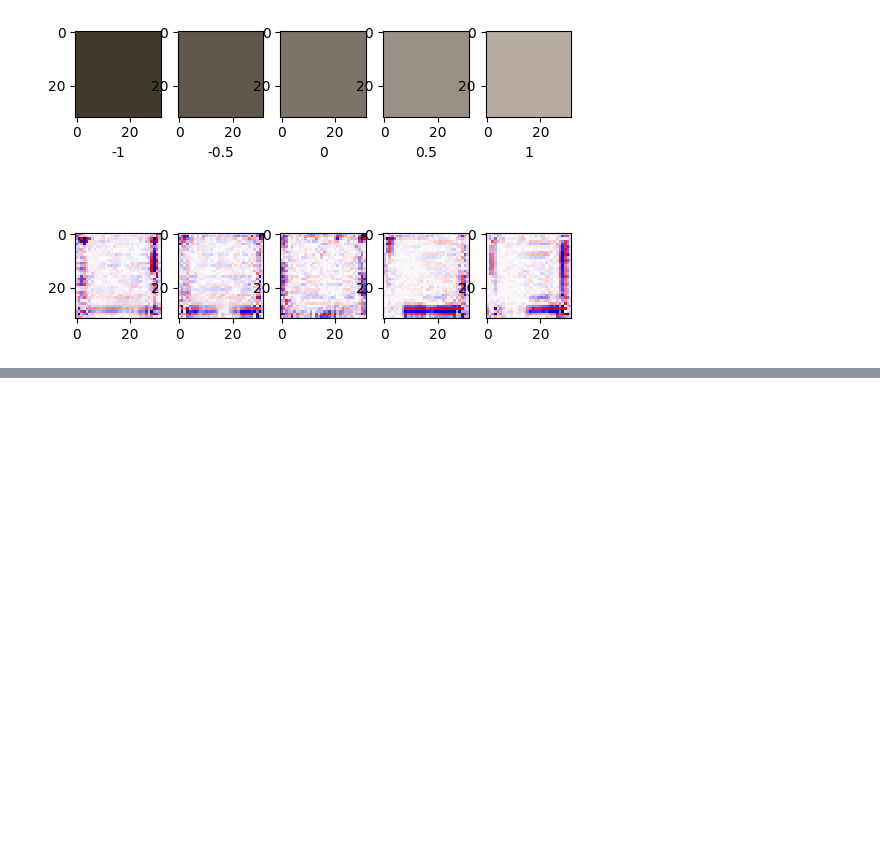
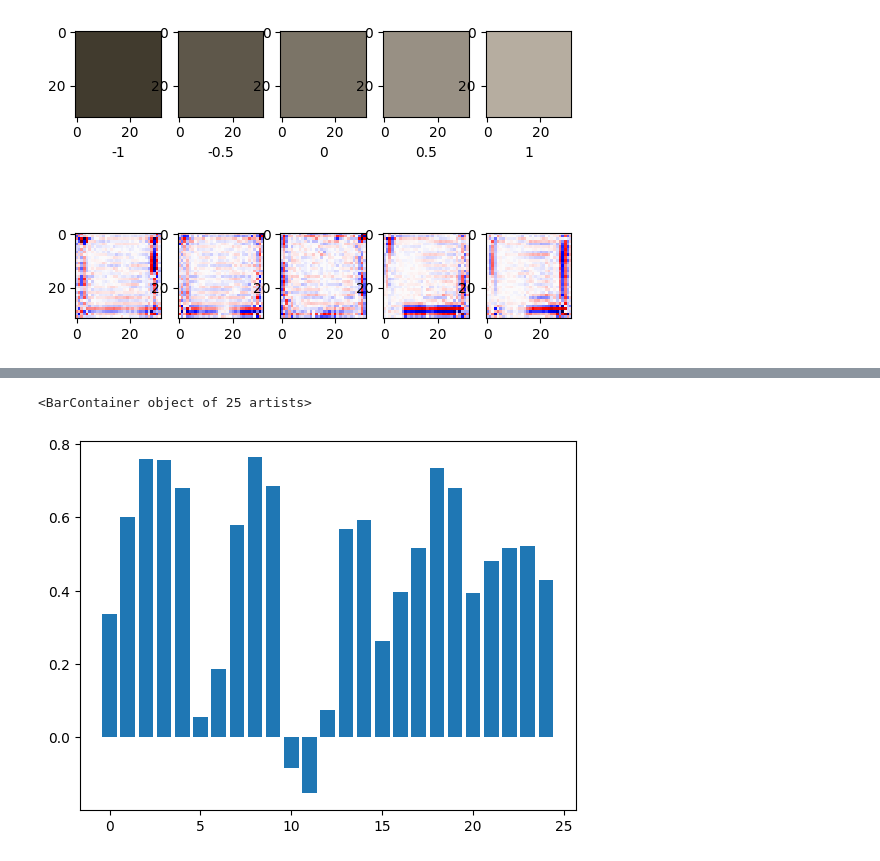
Before and after one commit to jleehun/ig_inversion, a Jupyter notebook: tasks/0602_analysis.ipynb, the cells around one changed output, grey strips where cells are left out. Cells and saved outputs as stored; diff of their text form; code cells hidden in the pictures; blank space fills up the shorter version.

```diff
--- a/tasks/0602_analysis.ipynb
+++ b/tasks/0602_analysis.ipynb
@@ -137,0 +151,18 @@ array([[-1.33033185, -0.87695201, -0.11578975, -0.09895174,  0.42114534],
+# %%
+te = baseline[0]
+torch.var(te)
+
+vr=[]
+for i in range(25):
+    vr.append(torch.var(baseline[i]).item())
+# %%
+mn = []
+for i in range(25):
+    mn.append((sum(sum(sum(baseline[i])))/(3*32*32)).item())
+    # print(i, (sum(sum(sum(baseline[i])))/(3*32*32)).item())
+# mn
+# %%
+plt.bar(np.arange(25), mn)
+# %% [output]
+<BarContainer object of 25 artists>
+[figure, added]
```
Also changed, not shown: parts of 11 cells of this notebook, 2 other files.
